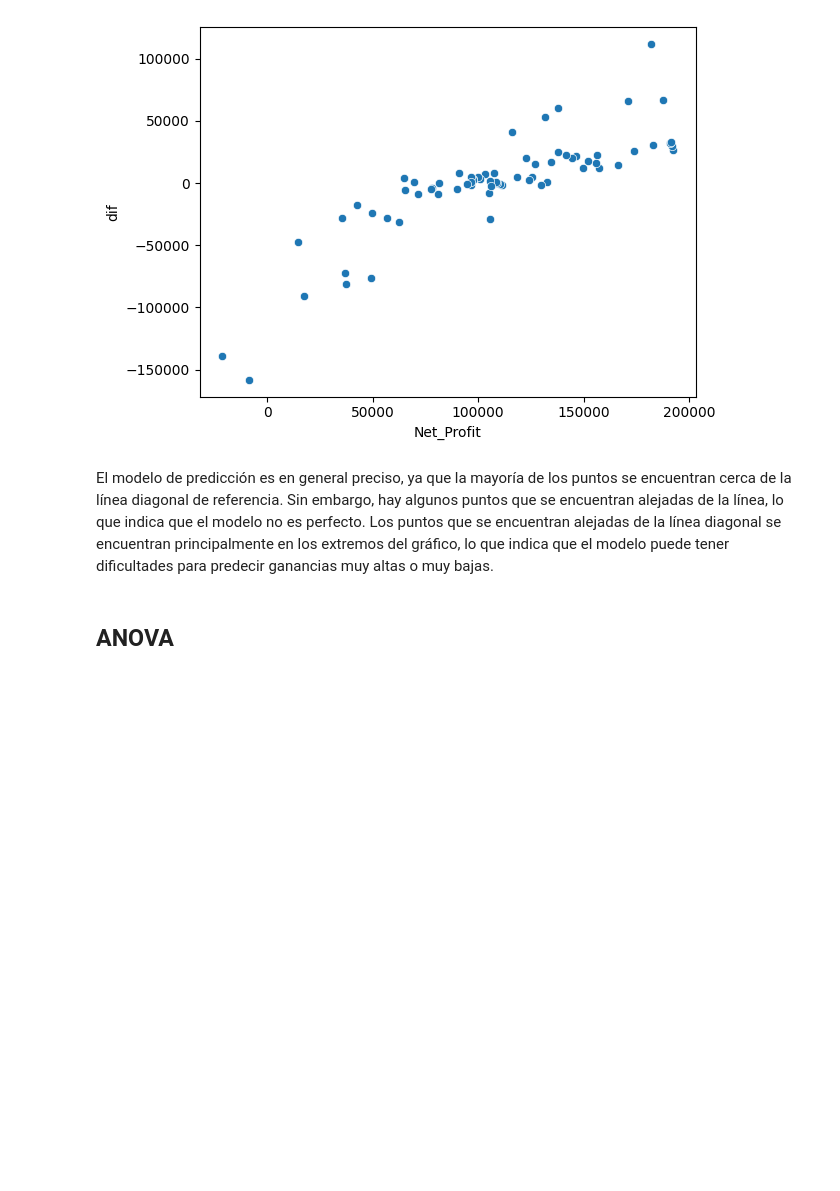
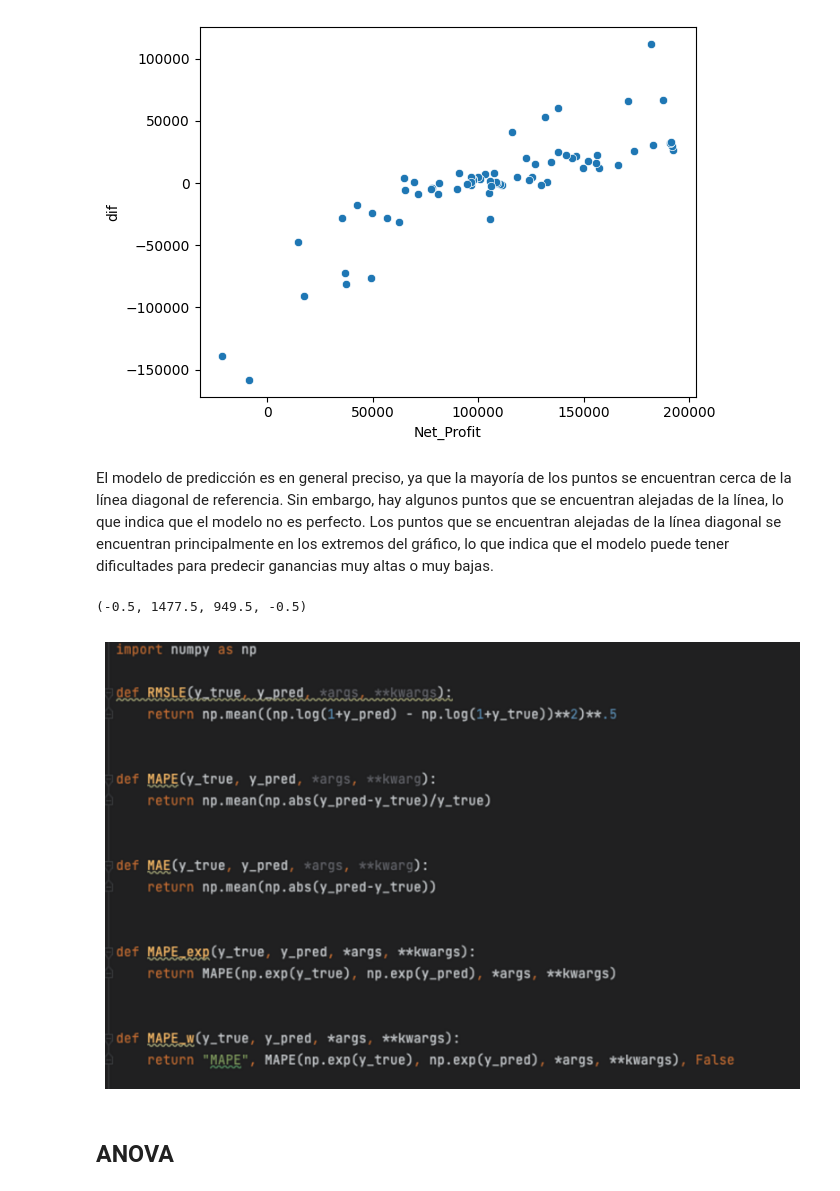
Before and after one commit to MartinaLarrea/Segundo-parcial, a Jupyter notebook: ML/machine.ipynb, the cells around one changed output. Cells and saved outputs as stored; diff of their text form; code cells hidden in the pictures; blank space fills up the shorter version.

```diff
--- a/ML/machine.ipynb
+++ b/ML/machine.ipynb
@@ -218,6 +234,15 @@ sns.scatterplot(x=modelo1["Net_Profit"], y=modelo1["dif"])
 El modelo de predicción es en general preciso, ya que la mayoría de los puntos se encuentran cerca de la línea diagonal de referencia.
 Sin embargo, hay algunos puntos que se encuentran alejadas de la línea, lo que indica que el modelo no es perfecto.
 Los puntos que se encuentran alejadas de la línea diagonal se encuentran principalmente en los extremos del gráfico, lo que indica que el modelo puede tener dificultades para predecir ganancias muy altas o muy bajas.
+# %%
+import matplotlib.image as mpimg
+img = mpimg.imread('Screenshot 2023-11-27 190937.png')
+plt.figure(figsize=(10,10))
+plt.imshow(img)
+plt.axis('off')  # Para ocultar los ejes
+# %% [output]
+(-0.5, 1477.5, 949.5, -0.5)
+[figure, added]
 # %% [markdown]
 ## ANOVA
 # %%
```
Also changed, not shown: parts of 29 cells of this notebook.
